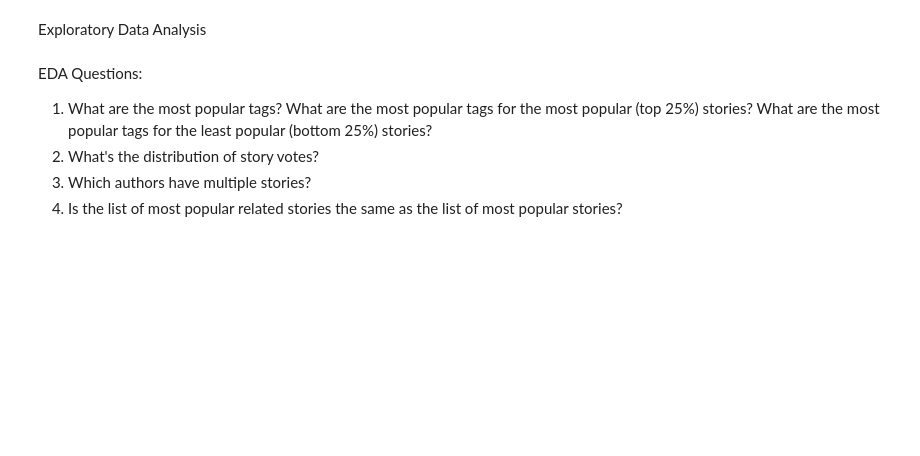
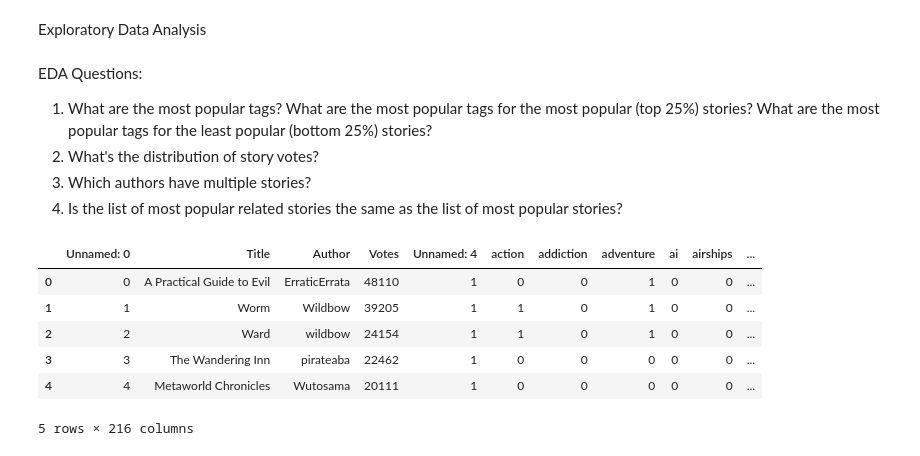
Before and after one commit to Graham-MacIsaac/Capstone-2, a Jupyter notebook: EDA.ipynb, the cells around one changed output. Saved outputs shown, nothing was run; the diff lists cells and outputs as text; code cells hidden in the pictures; blank space fills up the shorter version.

```diff
--- a/EDA.ipynb
+++ b/EDA.ipynb
@@ -9,3 +16,13 @@ EDA Questions:
 2. What's the distribution of story votes?
 3. Which authors have multiple stories?
 4. Is the list of most popular related stories the same as the list of most popular stories?
+# %%
+tags_df.head()
+# %% [output]
+|  | Unnamed: 0 | Title | Author | Votes | Unnamed: 4 | action | addiction | adventure | ai | airships | ... |
+| 0 | 0 | A Practical Guide to Evil | ErraticErrata | 48110 | 1 | 0 | 0 | 1 | 0 | 0 | ... |
+| 1 | 1 | Worm | Wildbow | 39205 | 1 | 1 | 0 | 1 | 0 | 0 | ... |
+| 2 | 2 | Ward | wildbow | 24154 | 1 | 1 | 0 | 1 | 0 | 0 | ... |
+| 3 | 3 | The Wandering Inn | pirateaba | 22462 | 1 | 0 | 0 | 0 | 0 | 0 | ... |
+| 4 | 4 | Metaworld Chronicles | Wutosama | 20111 | 1 | 0 | 0 | 0 | 0 | 0 | ... |
+5 rows × 216 columns
```
Also changed, not shown: parts of 26 cells of this notebook.
